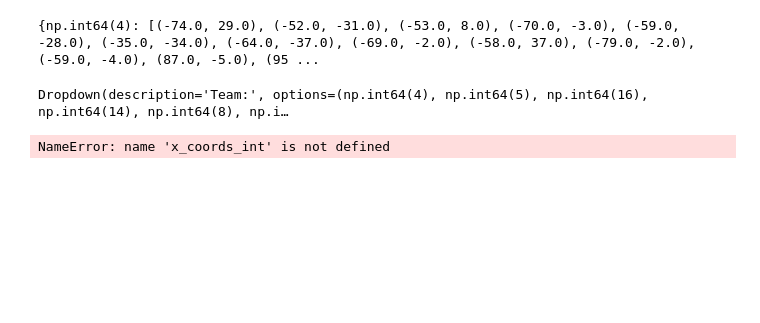
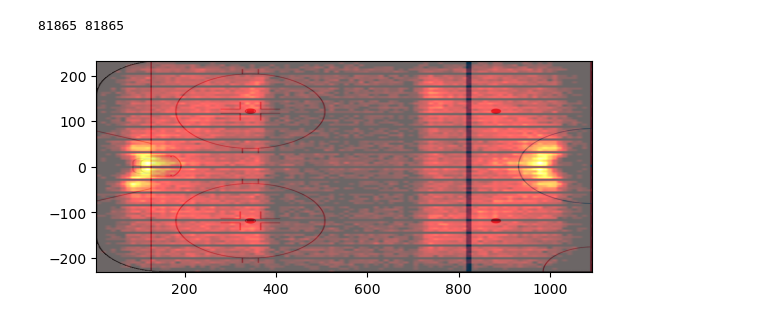
Before and after one commit to WilliamChidiac/NHL-goal-prediction, a Jupyter notebook: notebooks/heatmap_demo.ipynb, the cells around one changed output. Saved outputs shown, nothing was run; the diff lists cells and outputs as text; code cells hidden in the pictures; blank space fills up the shorter version.

Commit message:
[heatmap] debugged heatmap and dataframe.

```diff
--- a/notebooks/heatmap_demo.ipynb
+++ b/notebooks/heatmap_demo.ipynb
@@ -3,4 +5,4 @@ import pandas as pd
 from ift6758.visualizations import heatmap
 # %%
 df = pd.read_csv("../ift6758/data/preprocessed_data/preprocessed_game_data.csv")
-df['is_goal'] = df['type'] == 'goal'
+df['is_goal'] = df['type'] == 'Goal'
@@ -25,20 +9,19 @@ df
-# %%
-team_coords = {}
-df_2020 = df[df['season'] == 20202021]
-for team in df_2020['eventOwnerTeamId'].unique():
-    team_df = df_2020[df_2020['eventOwnerTeamId'] == team]
-    x_coords_team = team_df['xCoord'].to_list()
-    y_coords_team = team_df['yCoord'].to_list()
-    team_coords[team] = list(zip(x_coords_team, y_coords_team))
-
-print(team_coords)
-# %% [output]
-{np.int64(4): [(-74.0, 29.0), (-52.0, -31.0), (-53.0, 8.0), (-70.0, -3.0), (-59.0, -28.0), (-35.0, -34.0), (-64.0, -37.0), (-69.0, -2.0), (-58.0, 37.0), (-79.0, -2.0), (-59.0, -4.0), (87.0, -5.0), (95 ...
-# %%
-heatmap.select_team(team_coords)
-# %% [output]
-Dropdown(description='Team:', options=(np.int64(4), np.int64(5), np.int64(16), np.int64(14), np.int64(8), np.i…
-# %%
-heatmap.plot_coords_on_image_plotly(list(zip(x_coords_int, y_coords_int)))
-# %% [output]
-NameError: name 'x_coords_int' is not defined
+# %%
+df_2020 = df
+x_coords = df_2020['xCoord'].to_list()
+y_coords = df_2020['yCoord'].to_list()
+x_coords_int = []
+y_coords_int = []
+for x, y in zip(x_coords, y_coords):
+    try:
+        x = int(x)
+        y = int(y)
+        x_coords_int.append(x)
+        y_coords_int.append(y)
+    except:
+        pass
+print(len(x_coords_int), len(y_coords_int))
+heatmap.plot_coords_on_heatmap(x_coords_int, y_coords_int)
+# %% [output]
+81865 81865
+[figure, added]
```
Also changed, not shown: parts of 3 cells of this notebook, 3 other files.
